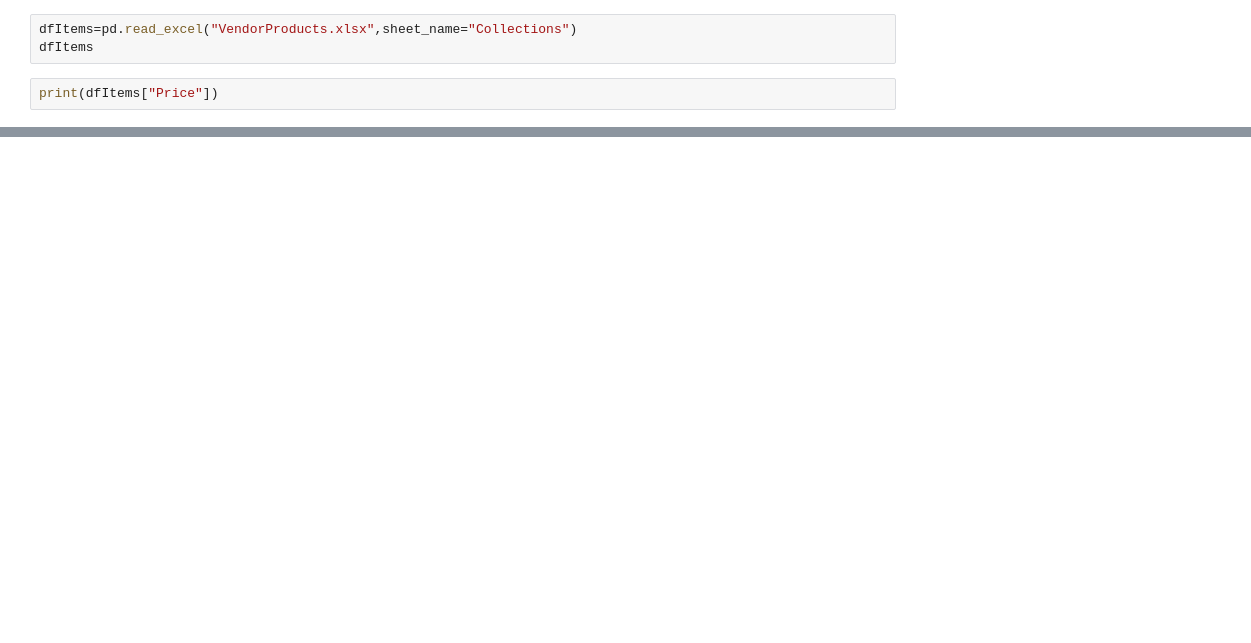
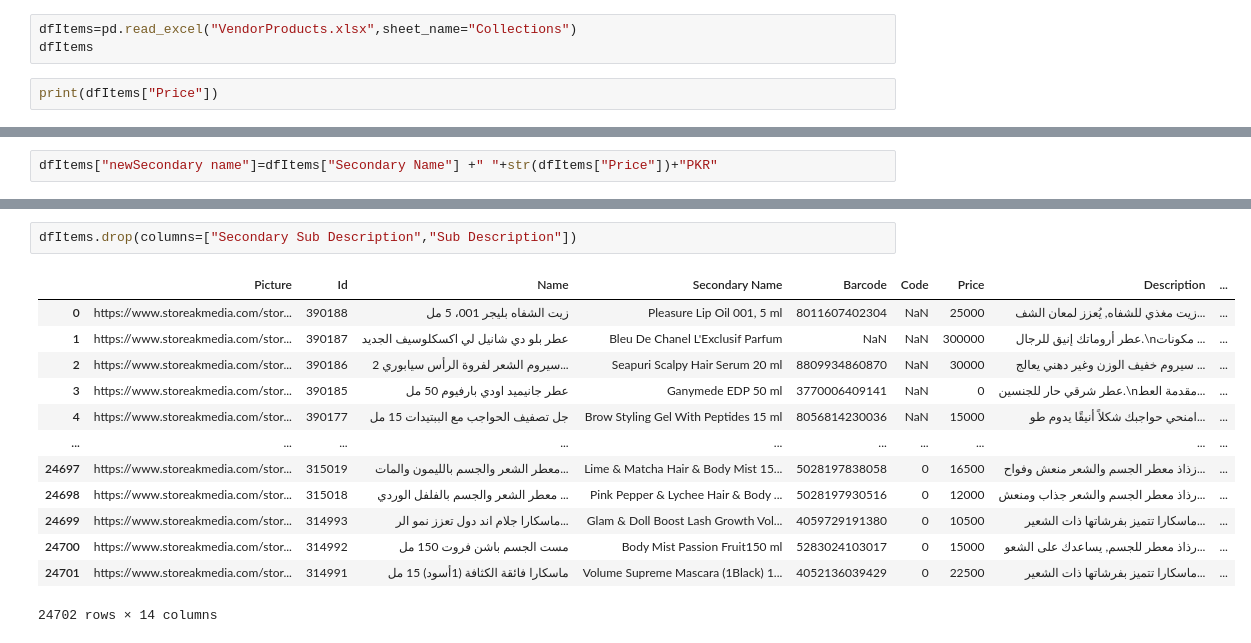
Before and after one commit to swairaimran02-web/AdvancedPythonClassRepo, a Jupyter notebook: PandasLearning.ipynb, the cells around one changed output, grey strips where cells are left out. Drawn from its saved outputs; the diff is of its cells as text; blank space fills up the shorter version.

```diff
--- a/PandasLearning.ipynb
+++ b/PandasLearning.ipynb
@@ -44,0 +128,2 @@ for i in dfItems["Price"]:
+# %%
+dfItems["newSecondary name"]=dfItems["Secondary Name"] +" "+str(dfItems["Price"])+"PKR"
@@ -44,0 +145,16 @@ for i in dfItems["Price"]:
+# %%
+dfItems.drop(columns=["Secondary Sub Description","Sub Description"])
+# %% [output]
+|  | Picture | Id | Name | Secondary Name | Barcode | Code | Price | Description | ... |
+| 0 | https://www.storeakmedia.com/stor... | 390188 | زيت الشفاه بليجر 001، 5 مل | Pleasure Lip Oil 001, 5 ml | 8011607402304 | NaN | 25000 | زيت مغذي للشفاه, يُعزز لمعان الشف... | ... |
+| 1 | https://www.storeakmedia.com/stor... | 390187 | عطر بلو دي شانيل لي اكسكلوسيف الجديد | Bleu De Chanel L'Exclusif Parfum | NaN | NaN | 300000 | عطر أروماتك إنيق للرجال.\nمكونات ... | ... |
+| 2 | https://www.storeakmedia.com/stor... | 390186 | سيروم الشعر لفروة الرأس سيابوري 2... | Seapuri Scalpy Hair Serum 20 ml | 8809934860870 | NaN | 30000 | سيروم خفيف الوزن وغير دهني يعالج ... | ... |
+| 3 | https://www.storeakmedia.com/stor... | 390185 | عطر جانيميد اودي بارفيوم 50 مل | Ganymede EDP 50 ml | 3770006409141 | NaN | 0 | عطر شرقي حار للجنسين.\nمقدمة العط... | ... |
+| 4 | https://www.storeakmedia.com/stor... | 390177 | جل تصفيف الحواجب مع الببتيدات 15 مل | Brow Styling Gel With Peptides 15 ml | 8056814230036 | NaN | 15000 | امنحي حواجبك شكلاً أنيقًا يدوم طو... | ... |
+| ... | ... | ... | ... | ... | ... | ... | ... | ... | ... |
+| 24697 | https://www.storeakmedia.com/stor... | 315019 | معطر الشعر والجسم بالليمون والمات... | Lime & Matcha Hair & Body Mist 15... | 5028197838058 | 0 | 16500 | زذاذ معطر الجسم والشعر منعش وفواح... | ... |
+| 24698 | https://www.storeakmedia.com/stor... | 315018 | معطر الشعر والجسم بالفلفل الوردي ... | Pink Pepper & Lychee Hair & Body ... | 5028197930516 | 0 | 12000 | رذاذ معطر الجسم والشعر جذاب ومنعش... | ... |
+| 24699 | https://www.storeakmedia.com/stor... | 314993 | ماسكارا جلام اند دول تعزز نمو الر... | Glam & Doll Boost Lash Growth Vol... | 4059729191380 | 0 | 10500 | ماسكارا تتميز بفرشاتها ذات الشعير... | ... |
+| 24700 | https://www.storeakmedia.com/stor... | 314992 | مست الجسم باشن فروت 150 مل | Body Mist Passion Fruit150 ml | 5283024103017 | 0 | 15000 | رذاذ معطر للجسم, يساعدك على الشعو... | ... |
+| 24701 | https://www.storeakmedia.com/stor... | 314991 | ماسكارا فائقة الكثافة (1أسود) 15 مل | Volume Supreme Mascara (1Black) 1... | 4052136039429 | 0 | 22500 | ماسكارا تتميز بفرشاتها ذات الشعير... | ... |
+24702 rows × 14 columns
```
Also changed, not shown: parts of 14 cells of this notebook, 1 other file.
